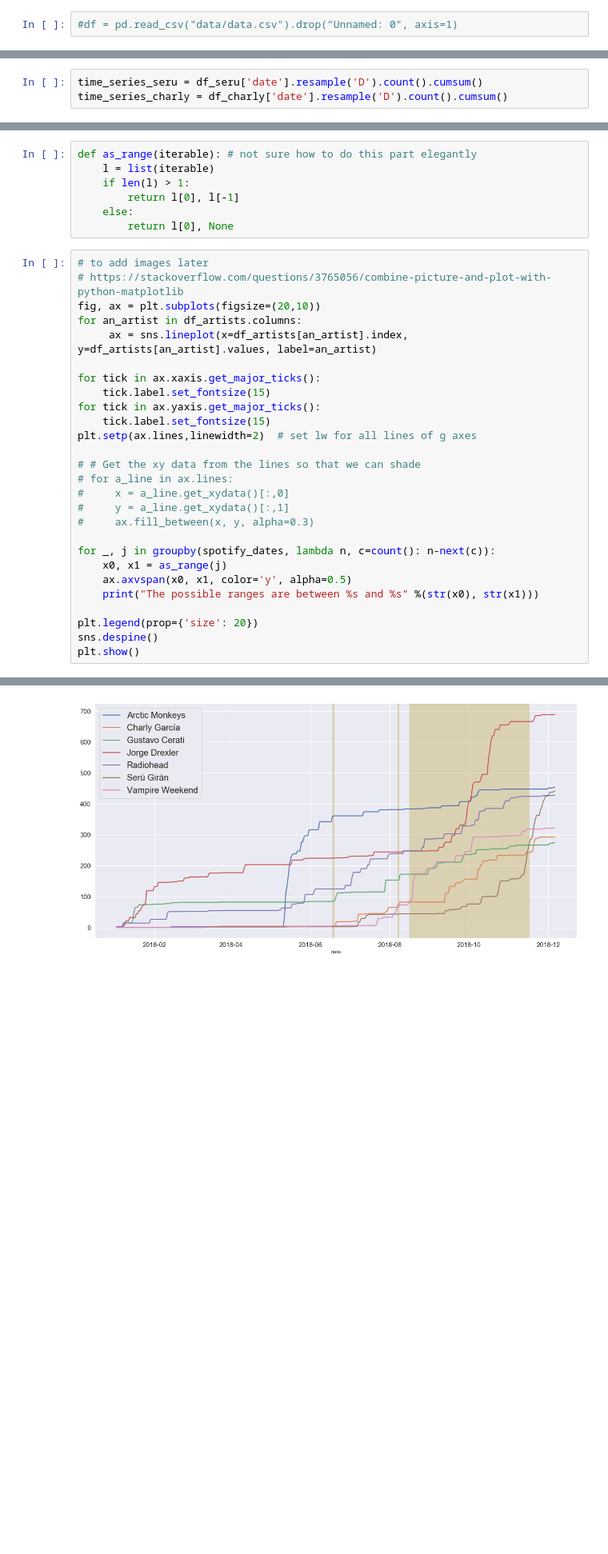
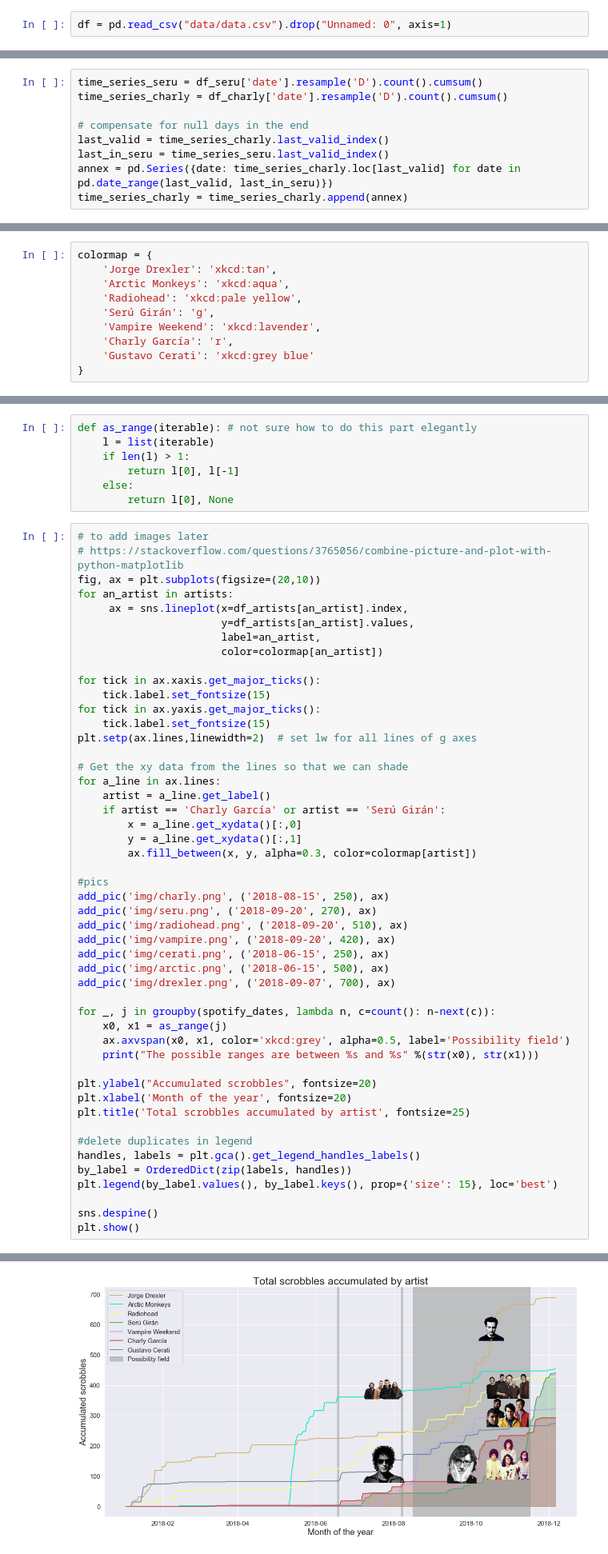
Before and after one commit to alexing/spotify_rewrapped, a Jupyter notebook: wrapped.ipynb, the cells around one changed output, grey strips where cells are left out. Shown at 80% size. Cells and saved outputs as stored; diff of their text form; blank space fills up the shorter version.

```diff
--- a/wrapped.ipynb
+++ b/wrapped.ipynb
@@ -326,7 +335,7 @@ for i, row in df.iterrows():
 # %%
 #df.to_csv("data/data.csv")
 # %%
-#df = pd.read_csv("data/data.csv").drop("Unnamed: 0", axis=1)
+df = pd.read_csv("data/data.csv").drop("Unnamed: 0", axis=1)
 # %% [markdown]
 ## Let's start the analysis
 # %% [markdown]
@@ -571,3 +589,9 @@ So, most of Charly and Serú was listened after September. Interesting. Let's ch
 # %%
 time_series_seru = df_seru['date'].resample('D').count().cumsum()
 time_series_charly = df_charly['date'].resample('D').count().cumsum()
+
+# compensate for null days in the end
+last_valid = time_series_charly.last_valid_index()
+last_in_seru = time_series_seru.last_valid_index()
+annex = pd.Series({date: time_series_charly.loc[last_valid] for date in pd.date_range(last_valid, last_in_seru)})
+time_series_charly = time_series_charly.append(annex)
@@ -609,6 +654,16 @@ for an_artist in artists:
     a_df['date'] = pd.to_datetime(a_df['date'])
     a_df = a_df.set_index(a_df["date"])
     time_series[an_artist] = a_df['date'].resample('D').count().cumsum()
+# %%
+colormap = {
+    'Jorge Drexler': 'xkcd:tan',
+    'Arctic Monkeys': 'xkcd:aqua',
+    'Radiohead': 'xkcd:pale yellow',
+    'Serú Girán': 'g',
+    'Vampire Weekend': 'xkcd:lavender',
+    'Charly García': 'r',
+    'Gustavo Cerati': 'xkcd:grey blue'
+}
 # %%
 fig, ax = plt.subplots(figsize=(20,10))
 for an_artist in artists:
@@ -672,35 +744,57 @@ def as_range(iterable): # not sure how to do this part elegantly
 # %%
 # to add images later
 # https://stackoverflow.com/questions/3765056/combine-picture-and-plot-with-python-matplotlib
 fig, ax = plt.subplots(figsize=(20,10))
-for an_artist in df_artists.columns:
-     ax = sns.lineplot(x=df_artists[an_artist].index, y=df_artists[an_artist].values, label=an_artist)
+for an_artist in artists:
+     ax = sns.lineplot(x=df_artists[an_artist].index,
+                       y=df_artists[an_artist].values,
+                       label=an_artist,
+                       color=colormap[an_artist])
 
 for tick in ax.xaxis.get_major_ticks():
     tick.label.set_fontsize(15)
 for tick in ax.yaxis.get_major_ticks():
     tick.label.set_fontsize(15)
 plt.setp(ax.lines,linewidth=2)  # set lw for all lines of g axes
 
-# # Get the xy data from the lines so that we can shade
-# for a_line in ax.lines:
-#     x = a_line.get_xydata()[:,0]
-#     y = a_line.get_xydata()[:,1]
-#     ax.fill_between(x, y, alpha=0.3)
+# Get the xy data from the lines so that we can shade
+for a_line in ax.lines:
+    artist = a_line.get_label()
+    if artist == 'Charly García' or artist == 'Serú Girán':
+        x = a_line.get_xydata()[:,0]
+        y = a_line.get_xydata()[:,1]
+        ax.fill_between(x, y, alpha=0.3, color=colormap[artist])
+
+#pics
+add_pic('img/charly.png', ('2018-08-15', 250), ax)
+add_pic('img/seru.png', ('2018-09-20', 270), ax)
+add_pic('img/radiohead.png', ('2018-09-20', 510), ax)
+add_pic('img/vampire.png', ('2018-09-20', 420), ax)
+add_pic('img/cerati.png', ('2018-06-15', 250), ax)
+add_pic('img/arctic.png', ('2018-06-15', 500), ax)
+add_pic('img/drexler.png', ('2018-09-07', 700), ax)
 
 for _, j in groupby(spotify_dates, lambda n, c=count(): n-next(c)):
     x0, x1 = as_range(j)
-    ax.axvspan(x0, x1, color='y', alpha=0.5)
+    ax.axvspan(x0, x1, color='xkcd:grey', alpha=0.5, label='Possibility field')
     print("The possible ranges are between %s and %s" %(str(x0), str(x1)))
 
-plt.legend(prop={'size': 20})
+plt.ylabel("Accumulated scrobbles", fontsize=20)
+plt.xlabel('Month of the year', fontsize=20)
+plt.title('Total scrobbles accumulated by artist', fontsize=25)
+
+#delete duplicates in legend
+handles, labels = plt.gca().get_legend_handles_labels()
+by_label = OrderedDict(zip(labels, handles))
+plt.legend(by_label.values(), by_label.keys(), prop={'size': 15}, loc='best')
+
 sns.despine()
 plt.show()
 # %% [output]
 The possible ranges are between 2018-06-18 00:00:00 and 2018-06-19 00:00:00
 The possible ranges are between 2018-08-07 00:00:00 and 2018-08-08 00:00:00
 The possible ranges are between 2018-08-16 00:00:00 and 2018-11-16 00:00:00
-[figure, old version]
+[figure, new version]
 # %% [markdown]
 Now for the songs
 # %%
```
Also changed, not shown: parts of 23 cells of this notebook, 7 other files.
